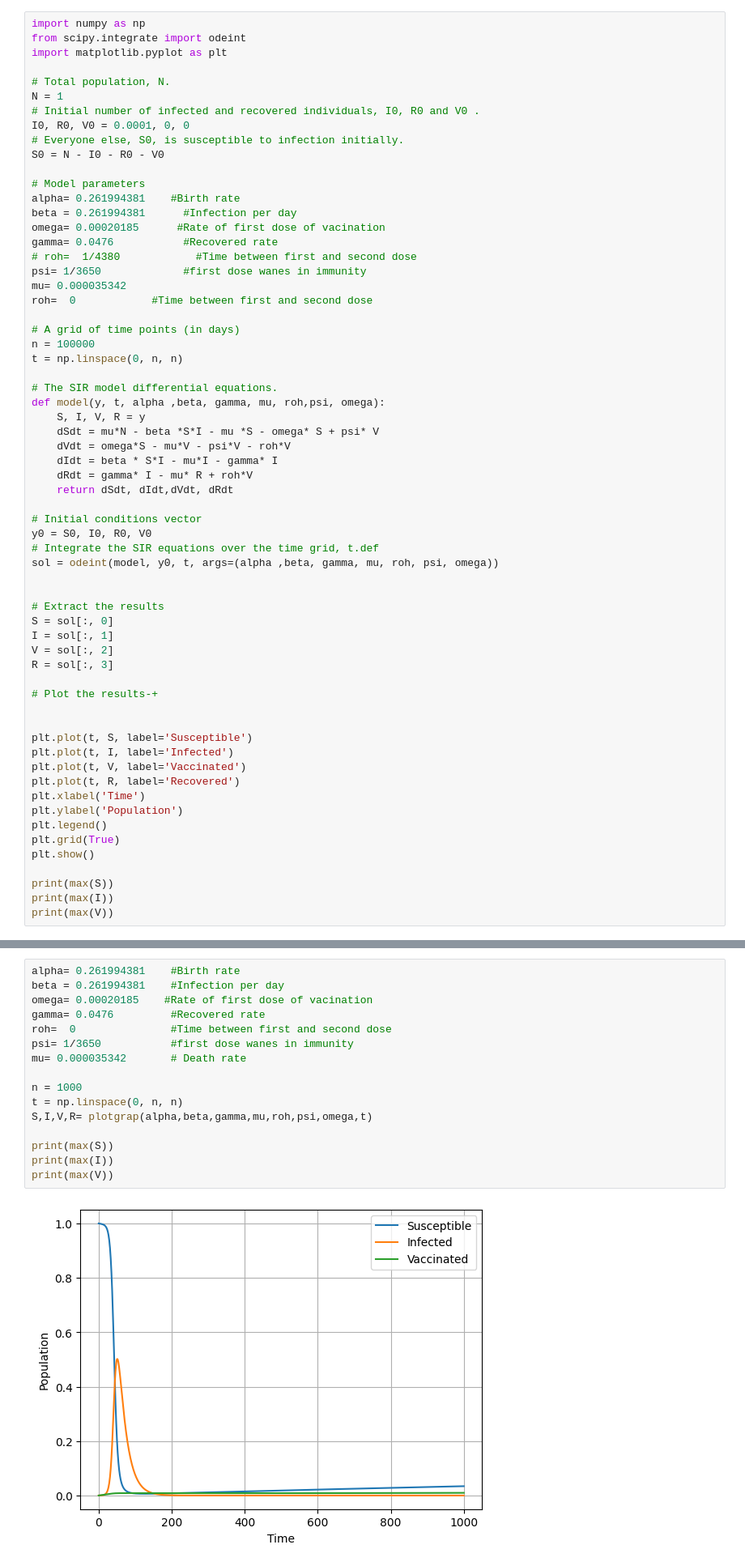
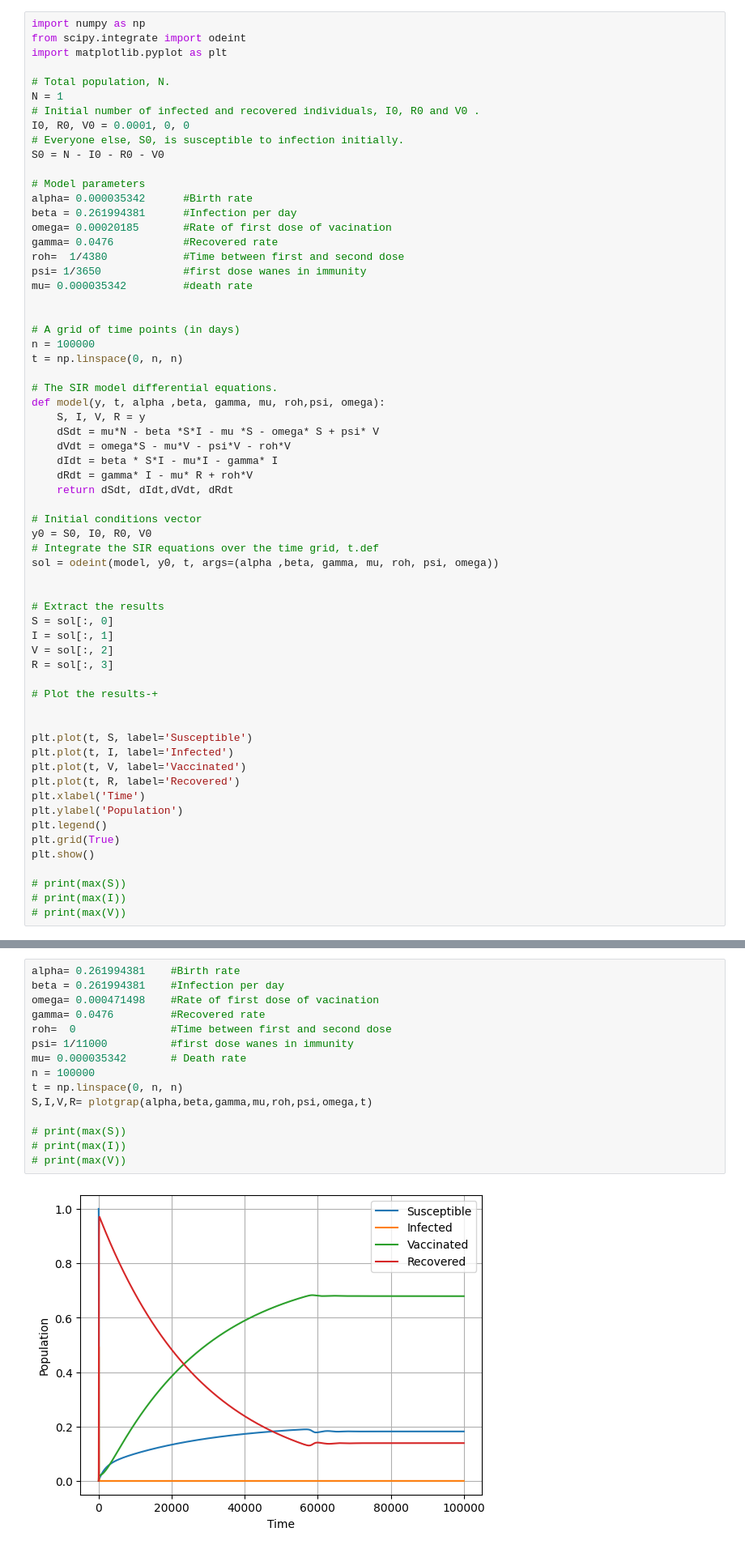
Before and after one commit to Dhruvit-Kevadiya/SIVR_MODEL, a Jupyter notebook: conclusion.ipynb, the cells around one changed output, grey strips where cells are left out. Shown at 81% size. Drawn from its saved outputs; the diff is of its cells as text.

```diff
--- a/conclusion.ipynb
+++ b/conclusion.ipynb
@@ -11,14 +11,14 @@ I0, R0, V0 = 0.0001, 0, 0
 S0 = N - I0 - R0 - V0
 
 # Model parameters
-alpha= 0.261994381    #Birth rate
+alpha= 0.000035342      #Birth rate
 beta = 0.261994381      #Infection per day
-omega= 0.00020185      #Rate of first dose of vacination
+omega= 0.00020185       #Rate of first dose of vacination
 gamma= 0.0476           #Recovered rate
-# roh=  1/4380            #Time between first and second dose
+roh=  1/4380            #Time between first and second dose
 psi= 1/3650             #first dose wanes in immunity
-mu= 0.000035342
-roh=  0            #Time between first and second dose
+mu= 0.000035342         #death rate
+
 
 # A grid of time points (in days)
 n = 100000
@@ -58,7 +58,7 @@ plt.legend()
 plt.grid(True)
 plt.show()
 
-print(max(S))
-print(max(I))
-print(max(V))
+# print(max(S))
+# print(max(I))
+# print(max(V))
 # %% [output]
@@ -91,18 +108,17 @@ def plotgrap(alpha,beta,gamma,mu,roh,psi,omega,t):
 # %%
 alpha= 0.261994381    #Birth rate
 beta = 0.261994381    #Infection per day
-omega= 0.00020185    #Rate of first dose of vacination
+omega= 0.000471498    #Rate of first dose of vacination
 gamma= 0.0476         #Recovered rate
 roh=  0               #Time between first and second dose
-psi= 1/3650           #first dose wanes in immunity
+psi= 1/11000          #first dose wanes in immunity
 mu= 0.000035342       # Death rate
-
-n = 1000
+n = 100000
 t = np.linspace(0, n, n)
 S,I,V,R= plotgrap(alpha,beta,gamma,mu,roh,psi,omega,t)
 
-print(max(S))
-print(max(I))
-print(max(V))
+# print(max(S))
+# print(max(I))
+# print(max(V))
 # %% [output]
-[figure, old version]
+[figure, new version]
```
Also changed, not shown: parts of 6 cells of this notebook, 4 other files.
